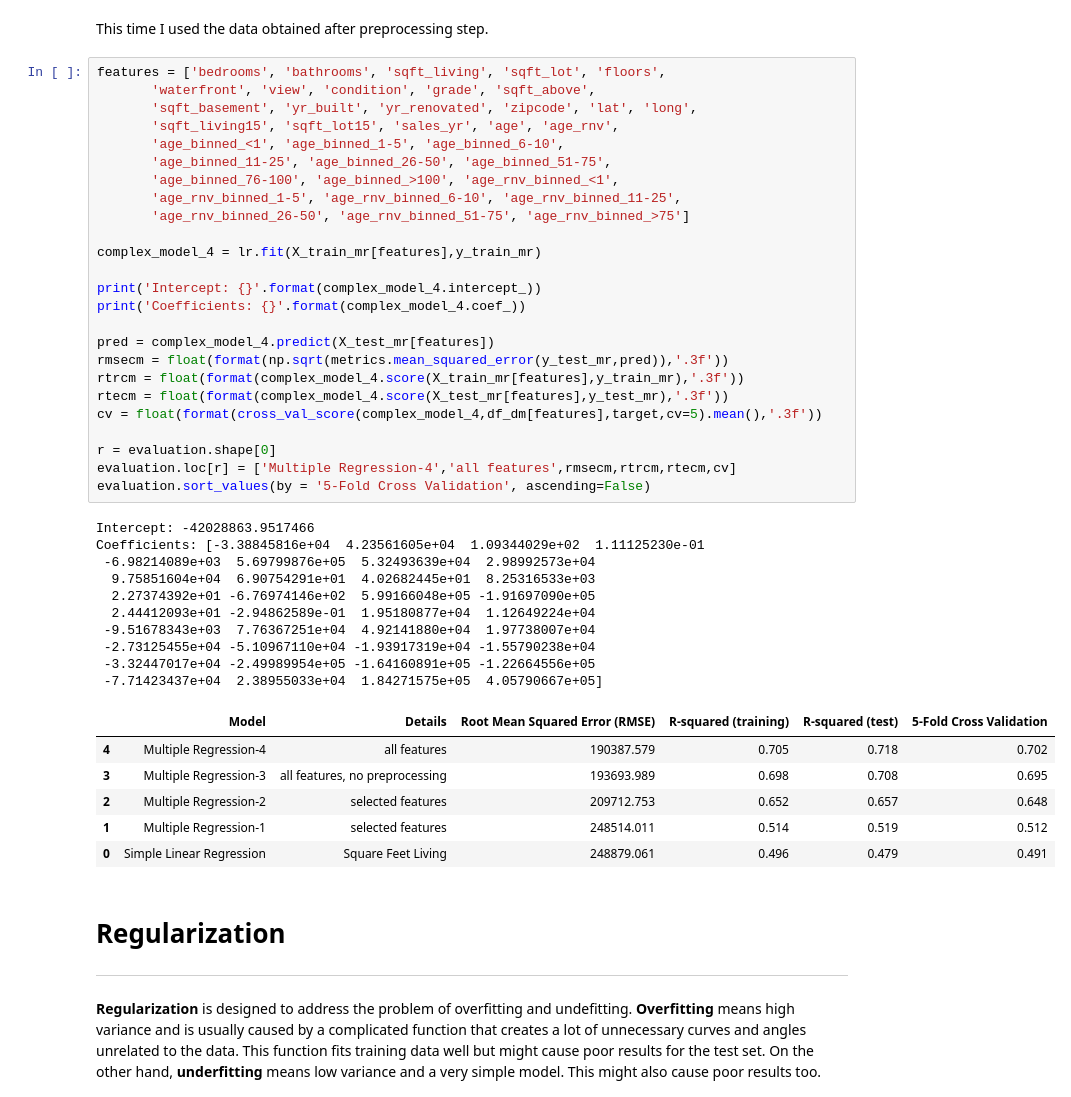
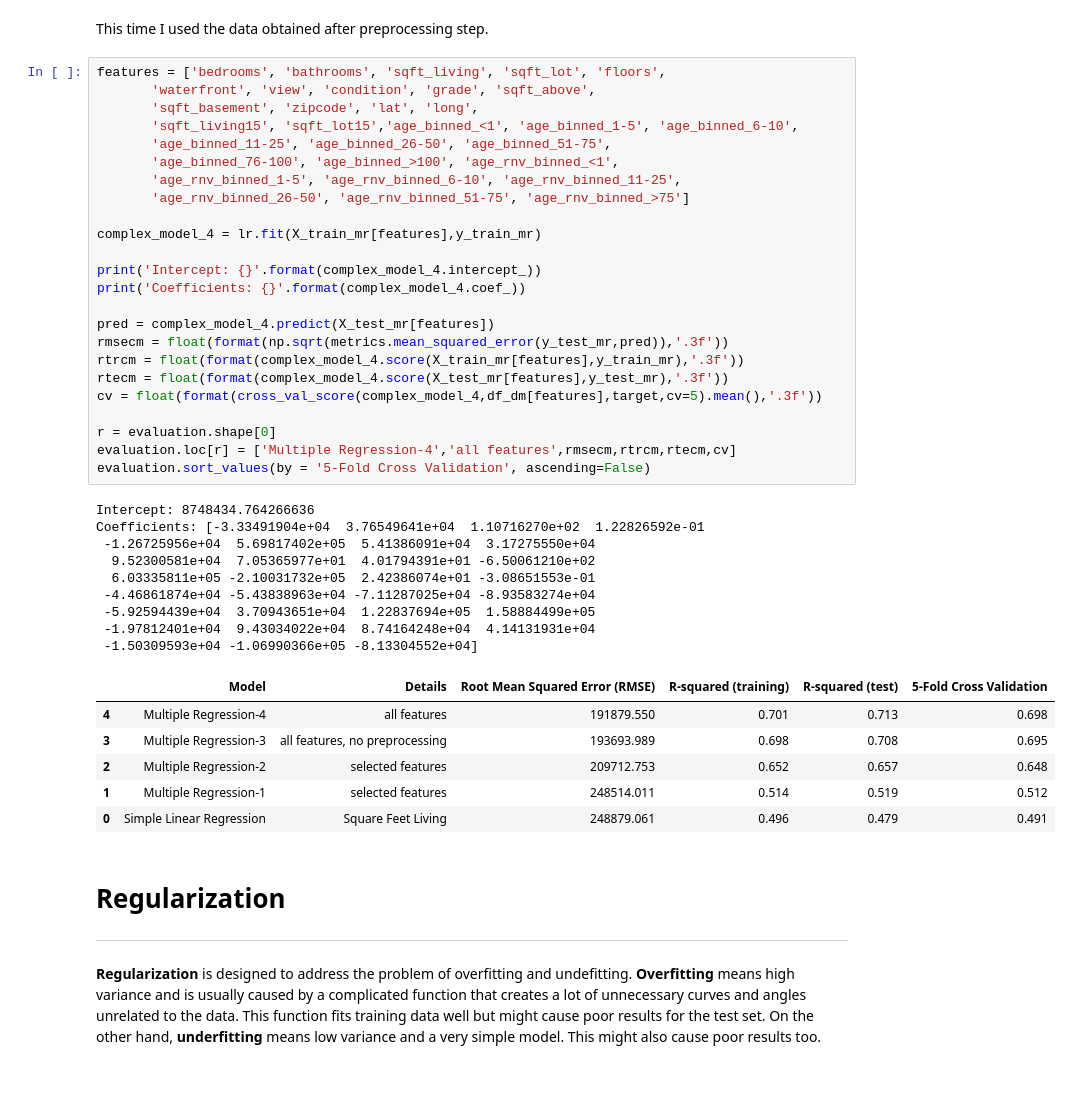
Before and after one commit to omgitsmj24/BOOT_AI_INTERN, a Jupyter notebook: Regression/all_regression_ever.ipynb, the cells around one changed output. Cells and saved outputs as stored; diff of their text form.

```diff
--- a/Regression/all_regression_ever.ipynb
+++ b/Regression/all_regression_ever.ipynb
@@ -383,41 +383,39 @@ This time I used the data obtained after preprocessing step.
 # %%
 features = ['bedrooms', 'bathrooms', 'sqft_living', 'sqft_lot', 'floors',
        'waterfront', 'view', 'condition', 'grade', 'sqft_above',
-       'sqft_basement', 'yr_built', 'yr_renovated', 'zipcode', 'lat', 'long',
-       'sqft_living15', 'sqft_lot15', 'sales_yr', 'age', 'age_rnv',
-       'age_binned_<1', 'age_binned_1-5', 'age_binned_6-10',
+       'sqft_basement', 'zipcode', 'lat', 'long',
+       'sqft_living15', 'sqft_lot15','age_binned_<1', 'age_binned_1-5', 'age_binned_6-10',
        'age_binned_11-25', 'age_binned_26-50', 'age_binned_51-75',
        'age_binned_76-100', 'age_binned_>100', 'age_rnv_binned_<1',
        'age_rnv_binned_1-5', 'age_rnv_binned_6-10', 'age_rnv_binned_11-25',
        'age_rnv_binned_26-50', 'age_rnv_binned_51-75', 'age_rnv_binned_>75']
 
 complex_model_4 = lr.fit(X_train_mr[features],y_train_mr)
 
 print('Intercept: {}'.format(complex_model_4.intercept_))
 print('Coefficients: {}'.format(complex_model_4.coef_))
 
 pred = complex_model_4.predict(X_test_mr[features])
 rmsecm = float(format(np.sqrt(metrics.mean_squared_error(y_test_mr,pred)),'.3f'))
 rtrcm = float(format(complex_model_4.score(X_train_mr[features],y_train_mr),'.3f'))
 rtecm = float(format(complex_model_4.score(X_test_mr[features],y_test_mr),'.3f'))
 cv = float(format(cross_val_score(complex_model_4,df_dm[features],target,cv=5).mean(),'.3f'))
 
 r = evaluation.shape[0]
 evaluation.loc[r] = ['Multiple Regression-4','all features',rmsecm,rtrcm,rtecm,cv]
 evaluation.sort_values(by = '5-Fold Cross Validation', ascending=False)
 # %% [output]
-Intercept: -42028863.9517466
-Coefficients: [-3.38845816e+04  4.23561605e+04  1.09344029e+02  1.11125230e-01
- -6.98214089e+03  5.69799876e+05  5.32493639e+04  2.98992573e+04
-  9.75851604e+04  6.90754291e+01  4.02682445e+01  8.25316533e+03
-  2.27374392e+01 -6.76974146e+02  5.99166048e+05 -1.91697090e+05
-  2.44412093e+01 -2.94862589e-01  1.95180877e+04  1.12649224e+04
- -9.51678343e+03  7.76367251e+04  4.92141880e+04  1.97738007e+04
- -2.73125455e+04 -5.10967110e+04 -1.93917319e+04 -1.55790238e+04
- -3.32447017e+04 -2.49989954e+05 -1.64160891e+05 -1.22664556e+05
- -7.71423437e+04  2.38955033e+04  1.84271575e+05  4.05790667e+05]
+Intercept: 8748434.764266636
+Coefficients: [-3.33491904e+04  3.76549641e+04  1.10716270e+02  1.22826592e-01
+ -1.26725956e+04  5.69817402e+05  5.41386091e+04  3.17275550e+04
+  9.52300581e+04  7.05365977e+01  4.01794391e+01 -6.50061210e+02
+  6.03335811e+05 -2.10031732e+05  2.42386074e+01 -3.08651553e-01
+ -4.46861874e+04 -5.43838963e+04 -7.11287025e+04 -8.93583274e+04
+ -5.92594439e+04  3.70943651e+04  1.22837694e+05  1.58884499e+05
+ -1.97812401e+04  9.43034022e+04  8.74164248e+04  4.14131931e+04
+ -1.50309593e+04 -1.06990366e+05 -8.13304552e+04]
 |  | Model | Details | Root Mean Squared Error (RMSE) | R-squared (training) | R-squared (test) | 5-Fold Cross Validation |
-| 4 | Multiple Regression-4 | all features | 190387.579 | 0.705 | 0.718 | 0.702 |
+| 4 | Multiple Regression-4 | all features | 191879.550 | 0.701 | 0.713 | 0.698 |
 | 3 | Multiple Regression-3 | all features, no preprocessing | 193693.989 | 0.698 | 0.708 | 0.695 |
 | 2 | Multiple Regression-2 | selected features | 209712.753 | 0.652 | 0.657 | 0.648 |
 | 1 | Multiple Regression-1 | selected features | 248514.011 | 0.514 | 0.519 | 0.512 |
```
Also changed, not shown: parts of 14 cells of this notebook.
